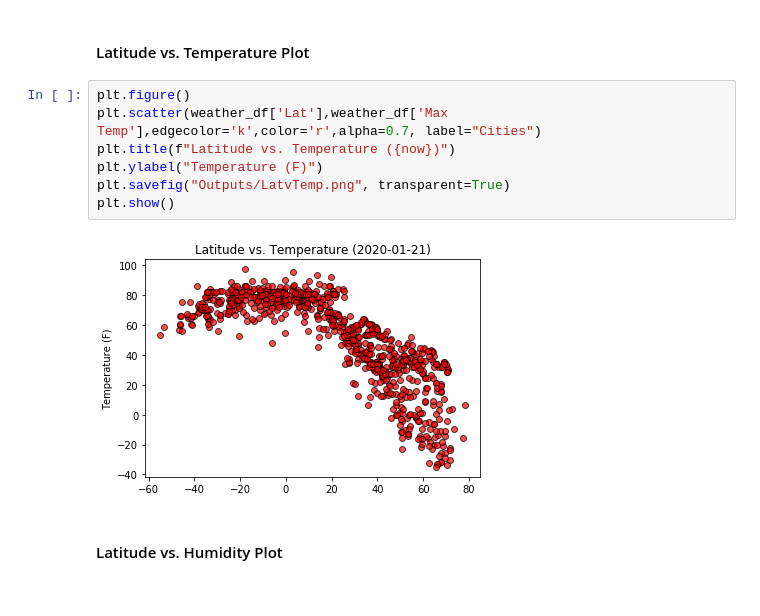
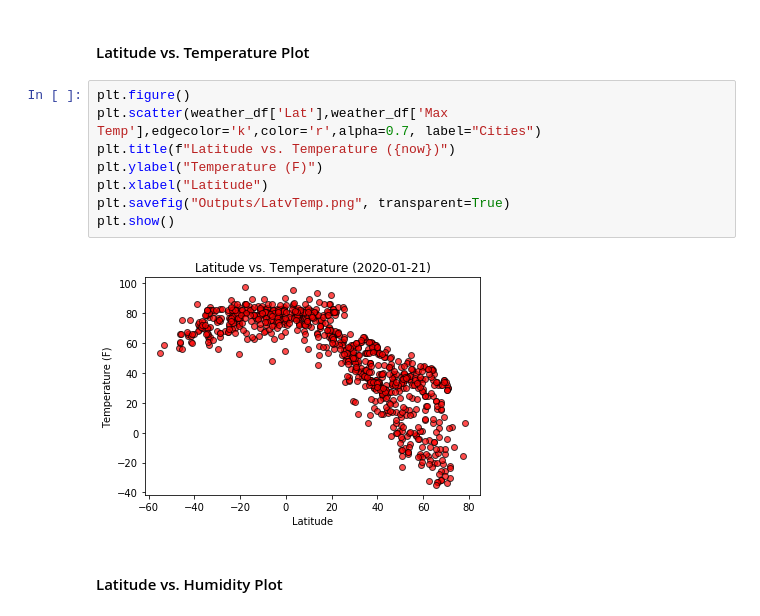
Before and after one commit to jofreeman1014/python, a Jupyter notebook: Python-APIs/WeatherPy.ipynb, the cells around one changed output. Cells and saved outputs as stored; diff of their text form.

```diff
--- a/Python-APIs/WeatherPy.ipynb
+++ b/Python-APIs/WeatherPy.ipynb
@@ -148,12 +148,13 @@ weather_df.head()
 # %%
 plt.figure()
 plt.scatter(weather_df['Lat'],weather_df['Max Temp'],edgecolor='k',color='r',alpha=0.7, label="Cities")
 plt.title(f"Latitude vs. Temperature ({now})")
 plt.ylabel("Temperature (F)")
+plt.xlabel("Latitude")
 plt.savefig("Outputs/LatvTemp.png", transparent=True)
 plt.show()
 # %% [output]
-[figure, old version]
+[figure, new version]
 # %% [markdown]
 #### Latitude vs. Humidity Plot
 # %%
```
Also changed, not shown: 1 other file.
